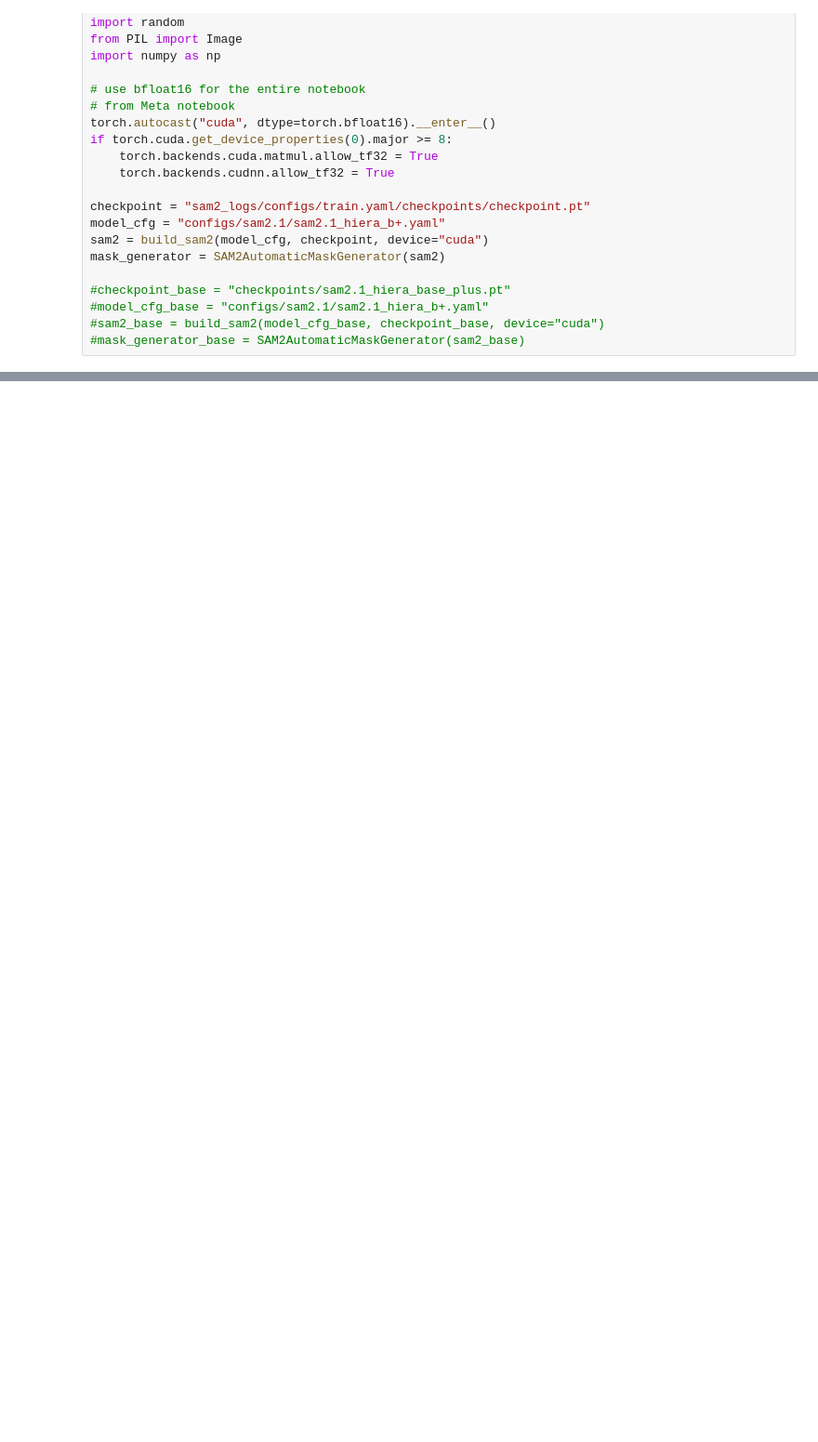
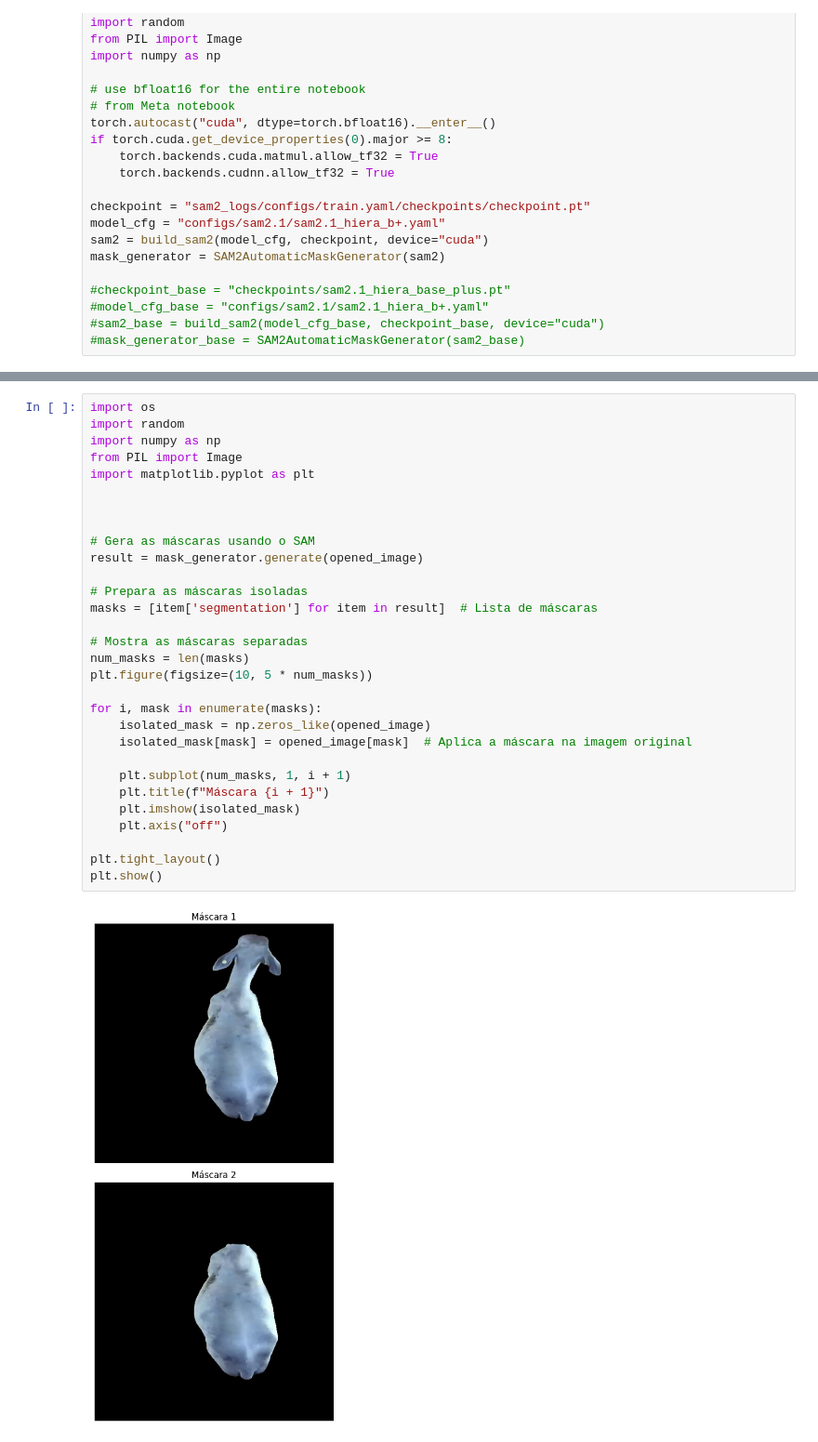
Before and after one commit to maryane-castro/sam2-configure, a Jupyter notebook: inference_sam_2.1.ipynb, the cells around one changed output, grey strips where cells are left out. Shown at 93% size. Saved outputs shown, nothing was run; the diff lists cells and outputs as text; blank space fills up the shorter version.

```diff
--- a/inference_sam_2.1.ipynb
+++ b/inference_sam_2.1.ipynb
@@ -125,3 +145,35 @@ plt.show()
+# %%
+import os
+import random
+import numpy as np
+from PIL import Image
+import matplotlib.pyplot as plt
+
+
+
+# Gera as máscaras usando o SAM
+result = mask_generator.generate(opened_image)
+
+# Prepara as máscaras isoladas
+masks = [item['segmentation'] for item in result]  # Lista de máscaras
+
+# Mostra as máscaras separadas
+num_masks = len(masks)
+plt.figure(figsize=(10, 5 * num_masks))
+
+for i, mask in enumerate(masks):
+    isolated_mask = np.zeros_like(opened_image)
+    isolated_mask[mask] = opened_image[mask]  # Aplica a máscara na imagem original
+
+    plt.subplot(num_masks, 1, i + 1)
+    plt.title(f"Máscara {i + 1}")
+    plt.imshow(isolated_mask)
+    plt.axis("off")
+
+plt.tight_layout()
+plt.show()
+# %% [output]
+[figure, added]
 # %%
 import os
 import random
```
Also changed, not shown: parts of 6 cells of this notebook.
